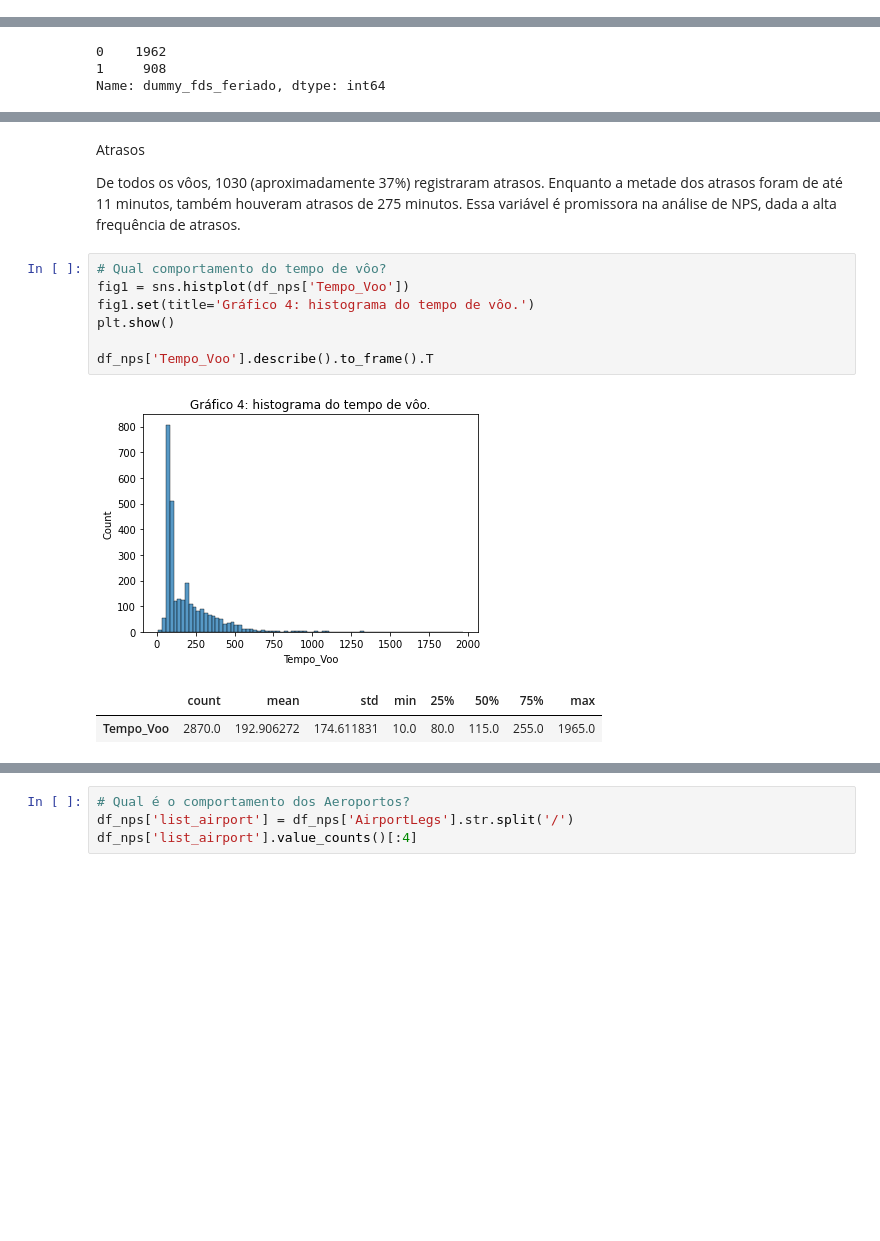
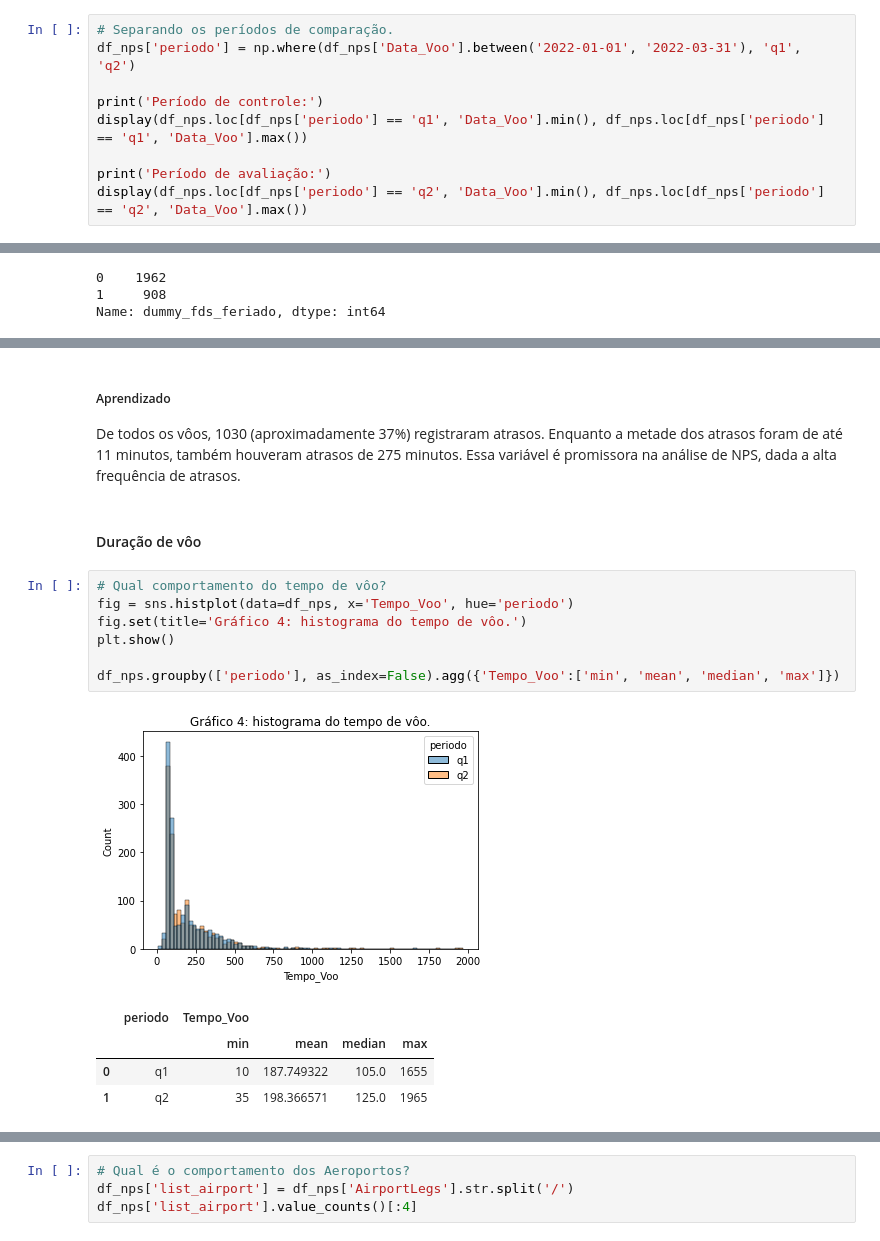
Before and after one commit to rknagao/azul, a Jupyter notebook: notebook.ipynb, the cells around one changed output, grey strips where cells are left out. Drawn from its saved outputs; the diff is of its cells as text; blank space fills up the shorter version.

```diff
--- a/notebook.ipynb
+++ b/notebook.ipynb
@@ -107,3 +110,12 @@ print(f"Data do último registro: {df_nps['Data_Voo'].max()}")
 # %% [output]
 Data do primeiro registro: 2022-01-01 00:00:00
 Data do último registro: 2022-06-30 00:00:00
+# %%
+# Separando os períodos de comparação.
+df_nps['periodo'] = np.where(df_nps['Data_Voo'].between('2022-01-01', '2022-03-31'), 'q1', 'q2')
+
+print('Período de controle:')
+display(df_nps.loc[df_nps['periodo'] == 'q1', 'Data_Voo'].min(), df_nps.loc[df_nps['periodo'] == 'q1', 'Data_Voo'].max())
+
+print('Período de avaliação:')
+display(df_nps.loc[df_nps['periodo'] == 'q2', 'Data_Voo'].min(), df_nps.loc[df_nps['periodo'] == 'q2', 'Data_Voo'].max())
@@ -179,16 +242,19 @@ df_nps.loc[df_nps['Minutos_Atraso'] > 0][['Minutos_Atraso']].describe().T
 # %% [markdown]
-Atrasos
-
+##### Aprendizado
 De todos os vôos, 1030 (aproximadamente 37%) registraram atrasos. Enquanto a metade dos atrasos foram de até 11 minutos, também houveram atrasos de 275 minutos. Essa variável é promissora na análise de NPS, dada a alta frequência de atrasos.
+# %% [markdown]
+#### Duração de vôo
 # %%
 # Qual comportamento do tempo de vôo?
-fig1 = sns.histplot(df_nps['Tempo_Voo'])
-fig1.set(title='Gráfico 4: histograma do tempo de vôo.')
+fig = sns.histplot(data=df_nps, x='Tempo_Voo', hue='periodo')
+fig.set(title='Gráfico 4: histograma do tempo de vôo.')
 plt.show()
 
-df_nps['Tempo_Voo'].describe().to_frame().T
+df_nps.groupby(['periodo'], as_index=False).agg({'Tempo_Voo':['min', 'mean', 'median', 'max']})
 # %% [output]
-[figure, old version]
+[figure, new version]
-|  | count | mean | std | min | 25% | 50% | 75% | max |
-| Tempo_Voo | 2870.0 | 192.906272 | 174.611831 | 10.0 | 80.0 | 115.0 | 255.0 | 1965.0 |
+|  | periodo | Tempo_Voo |  |  |  |
+|  |  | min | mean | median | max |
+| 0 | q1 | 10 | 187.749322 | 105.0 | 1655 |
+| 1 | q2 | 35 | 198.366571 | 125.0 | 1965 |
 # %%
```
Also changed, not shown: parts of 61 cells of this notebook.
